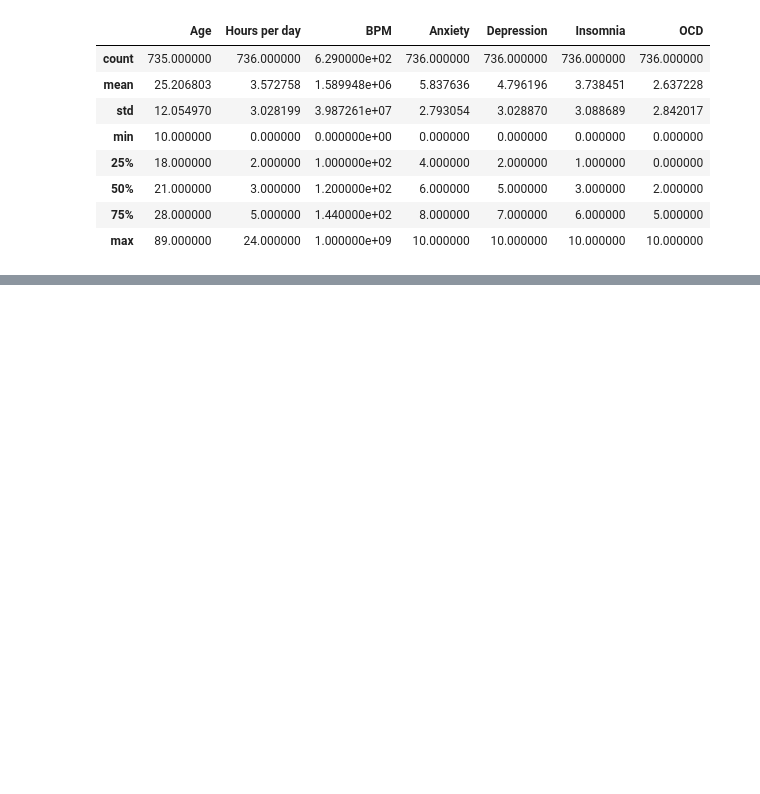
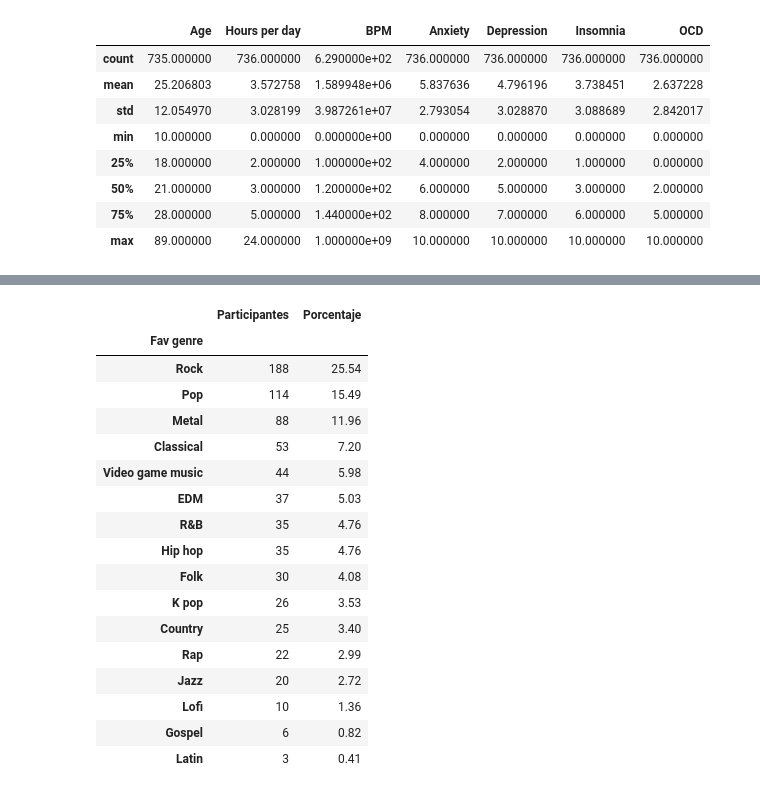
Before and after one commit to ORTZI15/musica_y_subconsciente, a Jupyter notebook: src/notebooks/00_Exploracion_inicial.ipynb, the cells around one changed output, grey strips where cells are left out. Cells and saved outputs as stored; diff of their text form; code cells hidden in the pictures; blank space fills up the shorter version.

```diff
--- a/src/notebooks/00_Exploracion_inicial.ipynb
+++ b/src/notebooks/00_Exploracion_inicial.ipynb
@@ -102,0 +164,30 @@ Name: count, dtype: int64
+# %%
+# Distribución del género musical favorito
+
+generos = df["Fav genre"].value_counts()
+
+distribucion_generos = pd.DataFrame({
+    "Participantes": generos,
+    "Porcentaje": (generos / len(df) * 100).round(2)
+})
+
+distribucion_generos
+# %% [output]
+|  | Participantes | Porcentaje |
+| Fav genre |  |  |
+| Rock | 188 | 25.54 |
+| Pop | 114 | 15.49 |
+| Metal | 88 | 11.96 |
+| Classical | 53 | 7.20 |
+| Video game music | 44 | 5.98 |
+| EDM | 37 | 5.03 |
+| R&B | 35 | 4.76 |
+| Hip hop | 35 | 4.76 |
+| Folk | 30 | 4.08 |
+| K pop | 26 | 3.53 |
+| Country | 25 | 3.40 |
+| Rap | 22 | 2.99 |
+| Jazz | 20 | 2.72 |
+| Lofi | 10 | 1.36 |
+| Gospel | 6 | 0.82 |
+| Latin | 3 | 0.41 |
```
Also changed, not shown: parts of 49 cells of this notebook, 2 other files.
